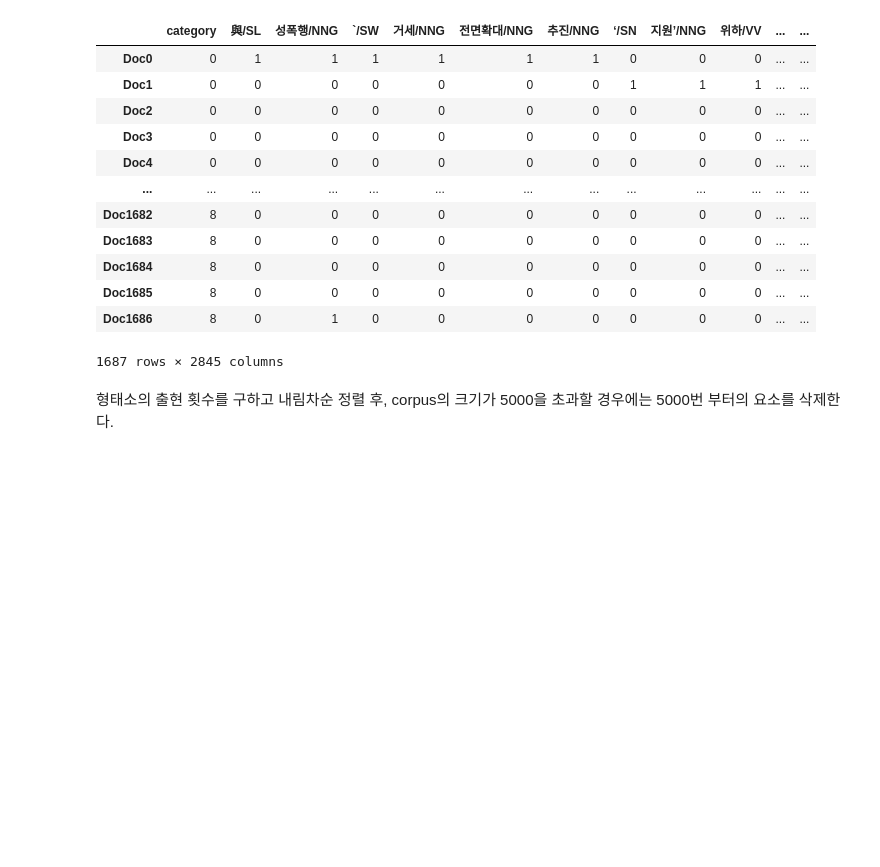
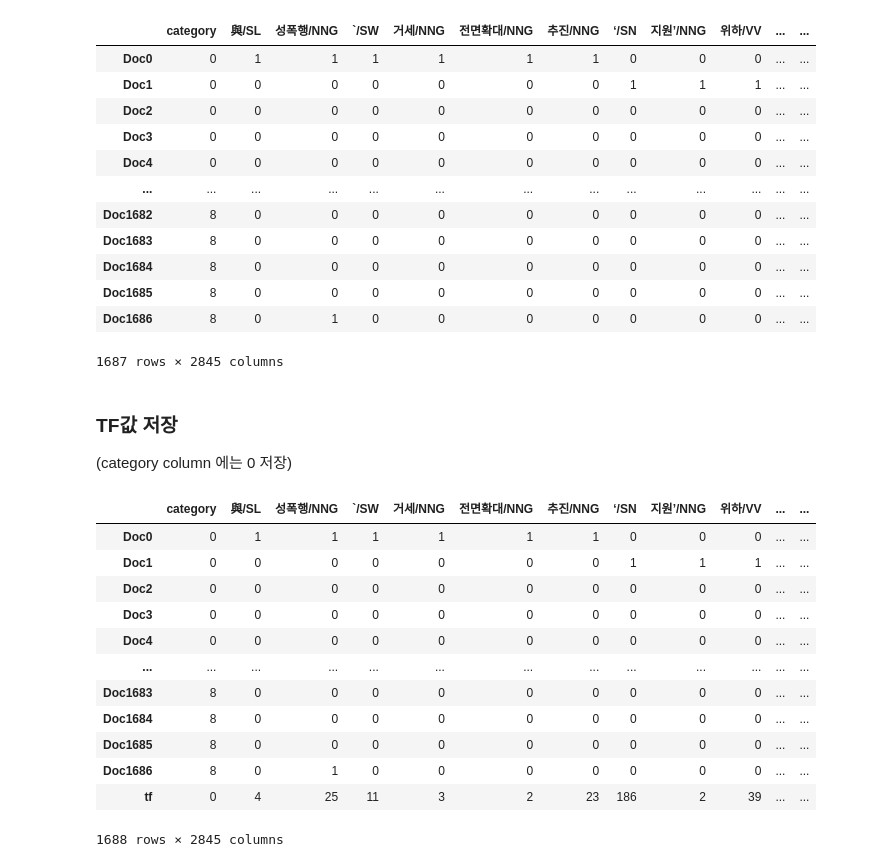
Before and after one commit to JDeoks/NLP_Assignment2, a Jupyter notebook: Assignment2.ipynb, the cells around one changed output. Saved outputs shown, nothing was run; the diff lists cells and outputs as text; code cells hidden in the pictures; blank space fills up the shorter version.

```diff
--- a/Assignment2.ipynb
+++ b/Assignment2.ipynb
@@ -82,11 +85,11 @@ row: docNum, 0번 column: category,  나머지 column: corpus 인 2D Dataframe
 # cell 4
 
 import pandas as pd
+import numpy as np
 
-TF = pd.DataFrame(columns=range(1))
-TF.columns = ['category']
-
-corpus = []
+TT = pd.DataFrame(columns=range(1))
+TT.columns = ['category']
+# term table
 
 docNum = 0
 #문서 번호
@@ -96,34 +99,36 @@ for categoryIdx in range(len(category)):
         file = open("/Users/jeongdeok/Downloads/2022_Fall_Student_Data/8/Corpus/Input_Data/"+category[categoryIdx]+"/"+fileName2D[categoryIdx][fileIdx], "r")
 
         lines = file.readlines()
-        #한 줄씩 string list로 저장
+        #한 줄씩 string으로 list에 저장
 
         docRow = "Doc"+str(docNum)
         #row 이름 ex) Doc3
 
-        TF.loc[docRow] = [0 for i in range(len(TF.columns))]
-        # ex)Doc3 = [0, 0, 0, 0](열 개수만큼)
+        TT.loc[docRow] = [0 for i in range(len(TT.columns))]
+        # ex)Doc3 = [0, 0, 0, 0](열 개수만큼 0을 만들어 list로 반환)
 
-        TF.loc[docRow, 'category'] = categoryIdx
-        #카테고리 열 값에 categoryIdx 저장
+        TT.loc[docRow, 'category'] = categoryIdx
+        # 해당 문서의 카테고리 값에 categoryIdx 저장
 
         for line in lines:
             morp = line.split('\t')[-1].split('+')[0].strip('\n')
             #print(morp)
-            # '\t'를 기준으로 뒤, '+'를 기준으로 앞의 string을 잘라 배열에 저장
+            # '\t'를 기준으로 뒤, '+'를 기준으로 앞의 string을 잘라 list에 저장
             if morp == '':
                 break
-            # 자른 string이 빈 string 이면 break
-            if morp in TF.columns:
-                TF.loc[docRow,morp] += 1
+########################################## continue로 바꿔야 함 ########################################
+            # 빈 string이면 무시
+
+            if morp in TT.columns:
+                TT.loc[docRow,morp] += 1
             else:
-                TF[morp] = 0
-                TF.loc[docRow,morp] += 1
-            # TF columns에서 중복 확인, 있으면 값만 1 증가시킴, 없으면 열 추가 후 값 1 증가시킴
+                TT[morp] = 0
+                TT.loc[docRow,morp] += 1
+            # TF columns에서 중복 확인, 중복 있으면 값만 1 증가시킴, 없으면 열 추가 후 값 1 대입
 
         docNum += 1
 
-TF
+TT
 # %% [output]
 |  | category | 與/SL | 성폭행/NNG | `/SW | 거세/NNG | 전면확대/NNG | 추진/NNG | ‘/SN | 지원’/NNG | 위하/VV | ... | ... |
 | Doc0 | 0 | 1 | 1 | 1 | 1 | 1 | 1 | 0 | 0 | 0 | ... | ... |
@@ -139,6 +144,27 @@ TF
 | Doc1686 | 8 | 0 | 1 | 0 | 0 | 0 | 0 | 0 | 0 | 0 | ... | ... |
 1687 rows × 2845 columns
 # %% [markdown]
-형태소의 출현 횟수를 구하고 내림차순 정렬 후, corpus의 크기가 5000을 초과할 경우에는 5000번 부터의 요소를 삭제한다.
+### TF값 저장
+
+(category column 에는 0 저장)
 # %%
-TF.to_excel('/Users/jeongdeok/git/Assignment2/TF.xlsx')
+from collections import Counter
+# TT.loc['tf'] = TT.drop('category', axis=1).sum(axis=0)
+
+TT.loc['tf'] = TT.sum(axis=0)
+TT.loc['tf','category'] = 0
+TT
+# %% [output]
+|  | category | 與/SL | 성폭행/NNG | `/SW | 거세/NNG | 전면확대/NNG | 추진/NNG | ‘/SN | 지원’/NNG | 위하/VV | ... | ... |
+| Doc0 | 0 | 1 | 1 | 1 | 1 | 1 | 1 | 0 | 0 | 0 | ... | ... |
+| Doc1 | 0 | 0 | 0 | 0 | 0 | 0 | 0 | 1 | 1 | 1 | ... | ... |
+| Doc2 | 0 | 0 | 0 | 0 | 0 | 0 | 0 | 0 | 0 | 0 | ... | ... |
+| Doc3 | 0 | 0 | 0 | 0 | 0 | 0 | 0 | 0 | 0 | 0 | ... | ... |
+| Doc4 | 0 | 0 | 0 | 0 | 0 | 0 | 0 | 0 | 0 | 0 | ... | ... |
+| ... | ... | ... | ... | ... | ... | ... | ... | ... | ... | ... | ... | ... |
+| Doc1683 | 8 | 0 | 0 | 0 | 0 | 0 | 0 | 0 | 0 | 0 | ... | ... |
+| Doc1684 | 8 | 0 | 0 | 0 | 0 | 0 | 0 | 0 | 0 | 0 | ... | ... |
+| Doc1685 | 8 | 0 | 0 | 0 | 0 | 0 | 0 | 0 | 0 | 0 | ... | ... |
+| Doc1686 | 8 | 0 | 1 | 0 | 0 | 0 | 0 | 0 | 0 | 0 | ... | ... |
+| tf | 0 | 4 | 25 | 11 | 3 | 2 | 23 | 186 | 2 | 39 | ... | ... |
+1688 rows × 2845 columns
```
Also changed, not shown: parts of 10 cells of this notebook, 2 other files.
